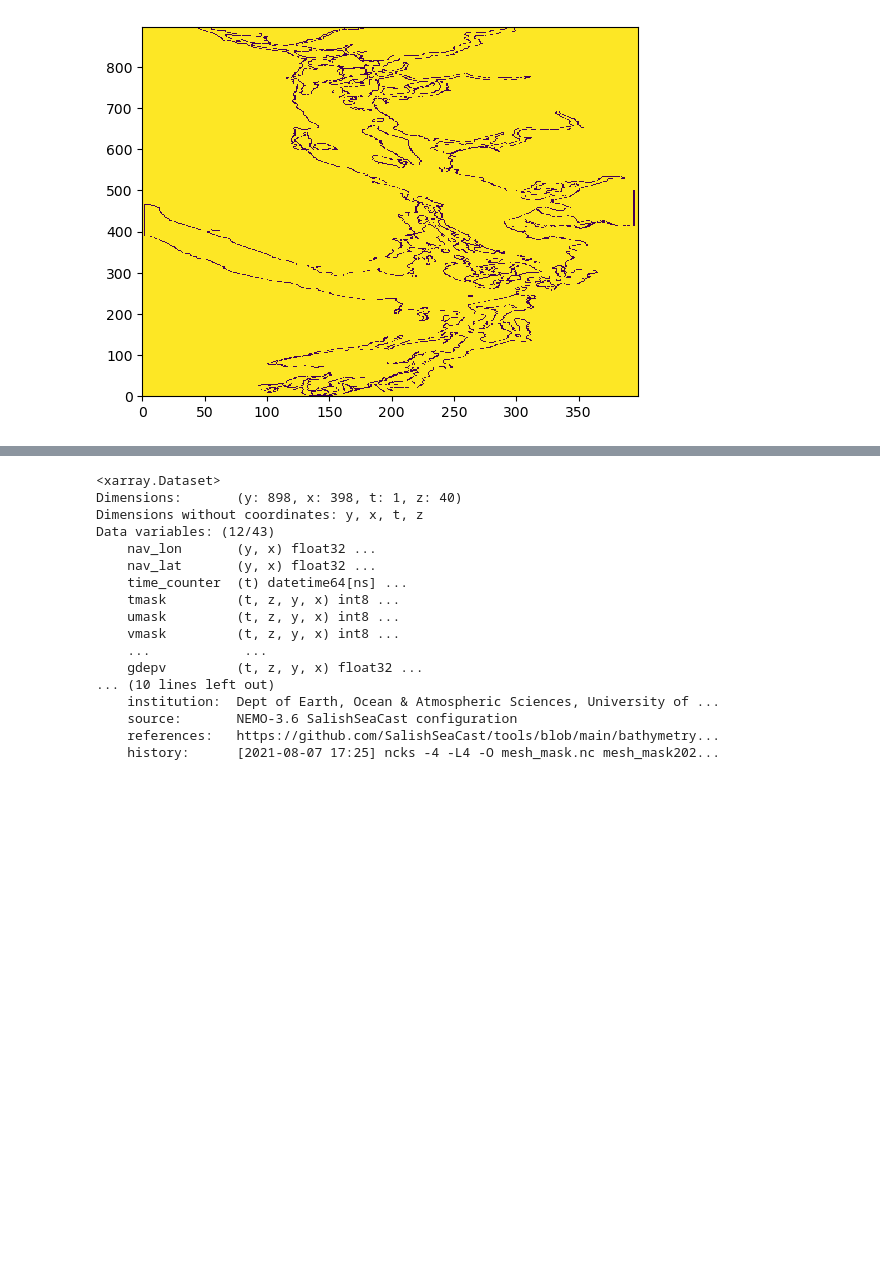
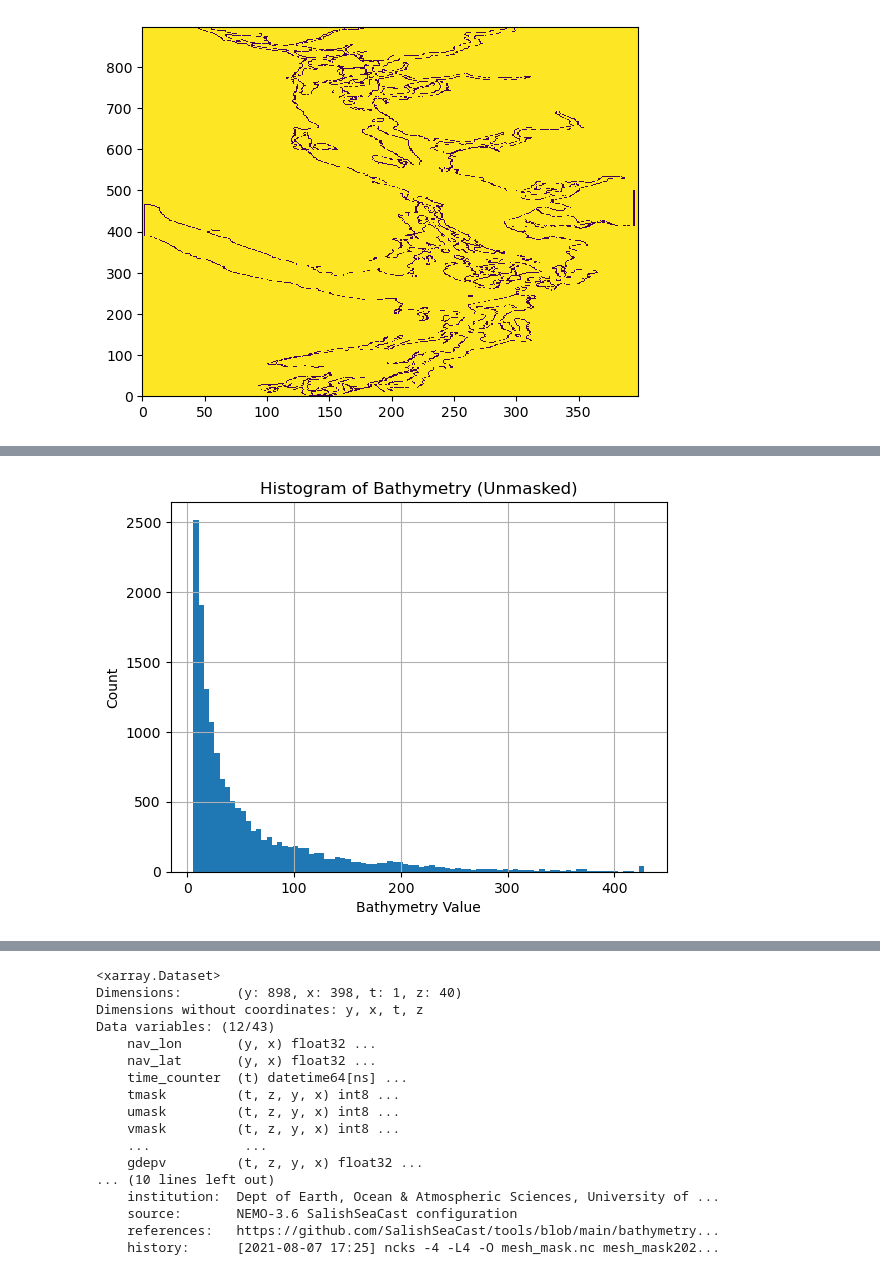
Before and after one commit to SalishSeaCast/analysis-cassidy, a Jupyter notebook: notebooks/stair_collab/make_sal_temp_ph_fields.ipynb, the cells around one changed output, grey strips where cells are left out. Drawn from its saved outputs; the diff is of its cells as text; code cells hidden in the pictures; blank space fills up the shorter version.

```diff
--- a/notebooks/stair_collab/make_sal_temp_ph_fields.ipynb
+++ b/notebooks/stair_collab/make_sal_temp_ph_fields.ipynb
@@ -89,0 +78,6 @@ Attributes:
+# %%
+bathy_coast = np.ma.masked_array(bathy.Bathymetry, mask=coastline)
+uniques, counts = np.unique(bathy_coast.compressed(), return_counts=True)
+
+for val, count in zip(uniques, counts):
+    print(f"Value: {val}, Count: {count}")
@@ -89,0 +102,9 @@ Attributes:
+# %%
+plt.hist(bathy_coast.compressed(), bins='auto')  # or choose a specific number of bins
+plt.xlabel("Bathymetry Value")
+plt.ylabel("Count")
+plt.title("Histogram of Bathymetry (Unmasked)")
+plt.grid(True)
+plt.show()
+# %% [output]
+[figure, added]
```
Also changed, not shown: parts of 4 cells of this notebook, 11 other files.
